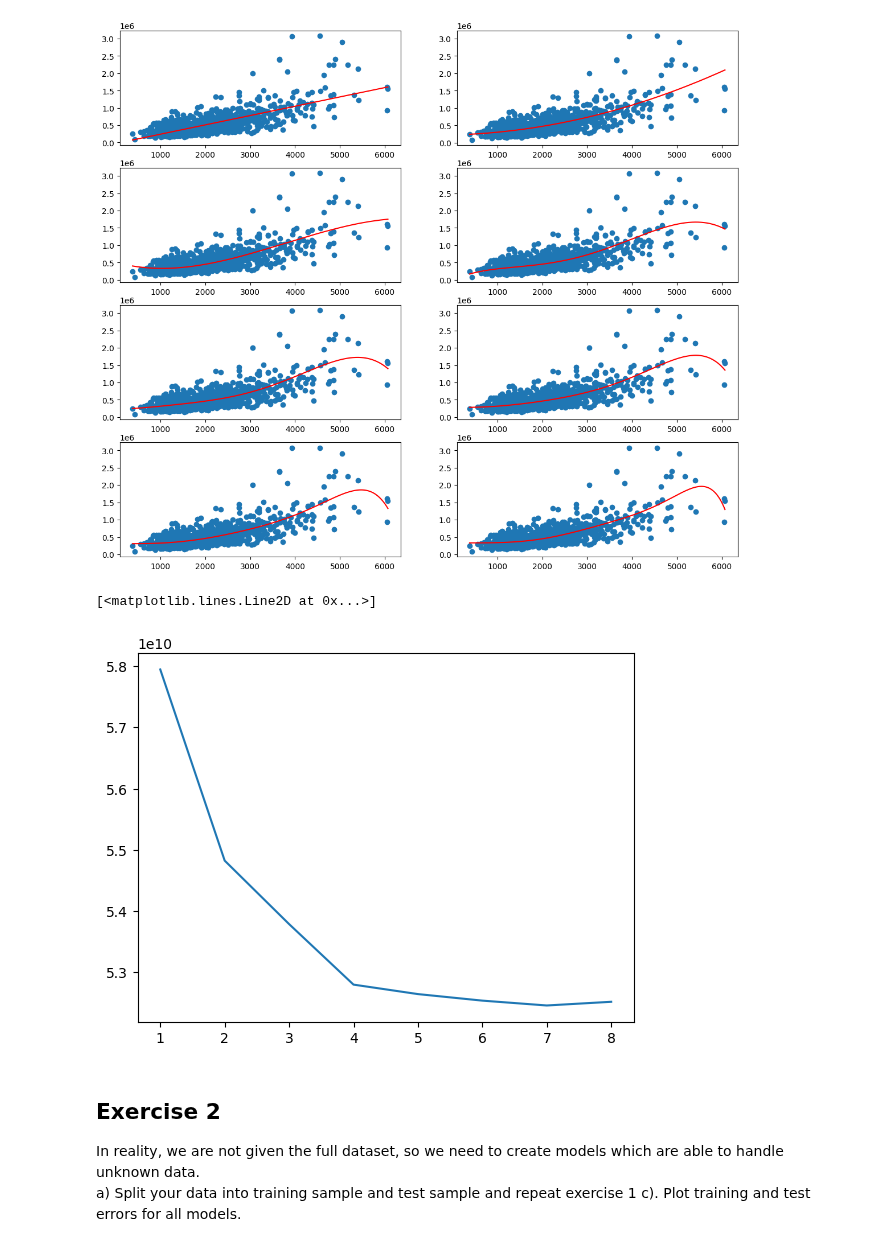
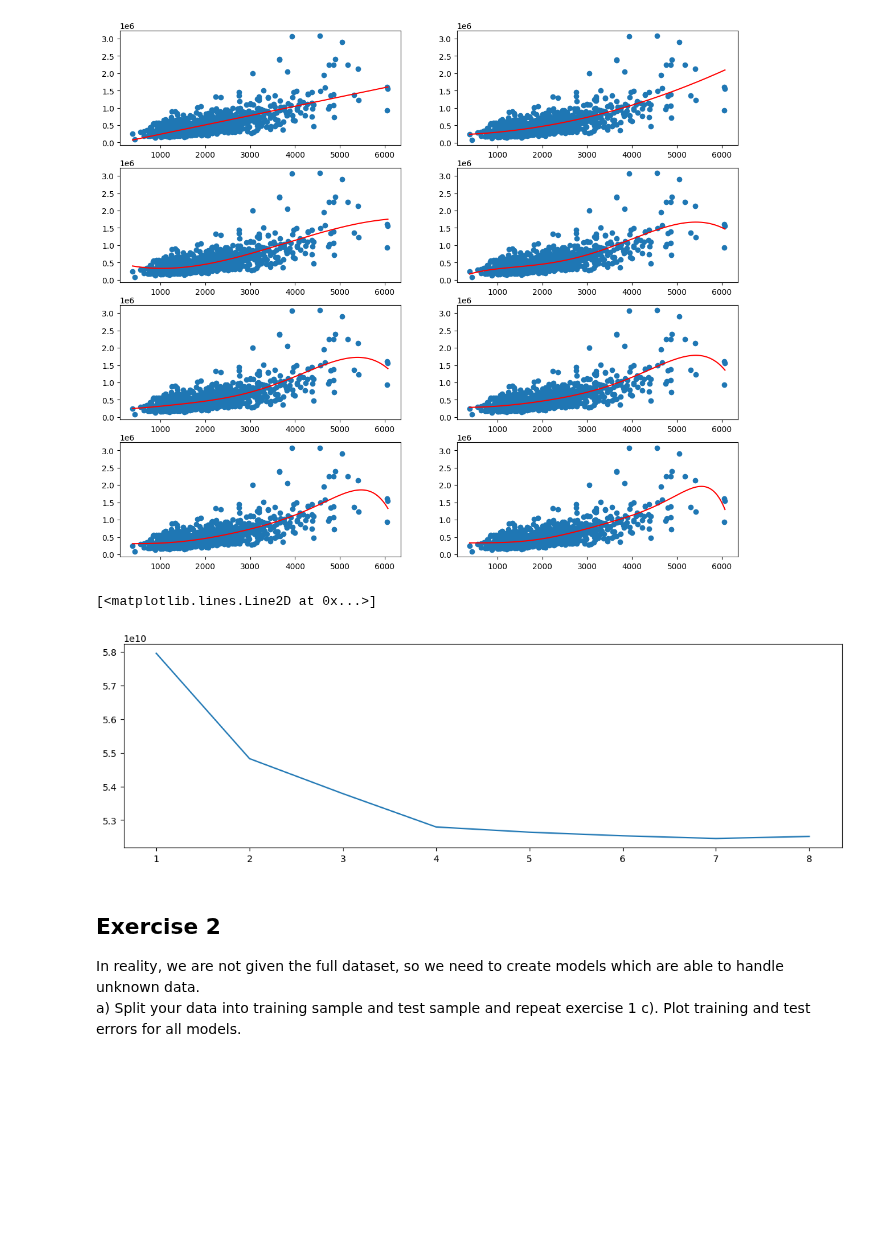
Before and after one commit to mawojcik/introduction_to_data_science, a Jupyter notebook: Lab_2/Assignment_2.ipynb, the cells around one changed output. Drawn from its saved outputs; the diff is of its cells as text; code cells hidden in the pictures; blank space fills up the shorter version.

```diff
--- a/Lab_2/Assignment_2.ipynb
+++ b/Lab_2/Assignment_2.ipynb
@@ -48,37 +48,30 @@ error = []
 for order in range(1,9):
     poly = PolynomialFeatures(order, include_bias = False)
     X_order = poly.fit_transform(X)
-
     new_model = LinearRegression() # define model
     new_model.fit(X_order, y)
 
-    # x_model = np.linspace(np.min(X), np.max(X), 1000).reshape(-1, 1)
-    # y_model = [new_model.intercept_ + np.dot(new_model.coef_, np.power(x, range(1, order+1))) for x in x_model]
-    # # x_model_transformed = poly.fit_transform(x_model)
-    # # y_model = new_model.predict(x_model_transformed)
-    # error.append(mean_squared_error(y, new_model.predict(X_order)))
-
-    x_model = np.linspace(np.min(X), np.max(X), 1000).reshape(-1, 1)
-    # y_model = [new_model.intercept_ + np.dot(new_model.coef_, np.power(x, range(1, order+1))) for x in x_model]
-    x_model_transformed = poly.fit_transform(x_model)
+    x_new_model = np.linspace(np.min(X), np.max(X), 1000).reshape(-1, 1)
+    # y_model = [new_model.intercept_ + np.dot(new_model.coef_, np.power(x, range(1, order+1))) for x in x_model] # same as next two lines
+    x_model_transformed = poly.fit_transform(x_new_model)
     y_model = new_model.predict(x_model_transformed)
     error.append(mean_squared_error(y, new_model.predict(X_order)))
 
-
     plt.subplot(4, 2, order)
-    plt.plot(x_model, y_model,  color="red")
+    plt.plot(x_new_model, y_model,  color="red")
     plt.scatter(X, y)
     # error
 # %% [output]
 [figure]
 # %%
 #Your code:
+plt.figure(figsize=(14, 4))
 x_range = np.linspace(1, 8, 8)
 error
 plt.plot(x_range, error)
 # %% [output]
 [<matplotlib.lines.Line2D at 0x...>]
-[figure, old version]
+[figure, new version]
 # %% [markdown]
 ## Exercise 2
 In reality, we are not given the full dataset, so we need to create models which are able to handle unknown data.
```
Also changed, not shown: parts of 1 cell of this notebook.
